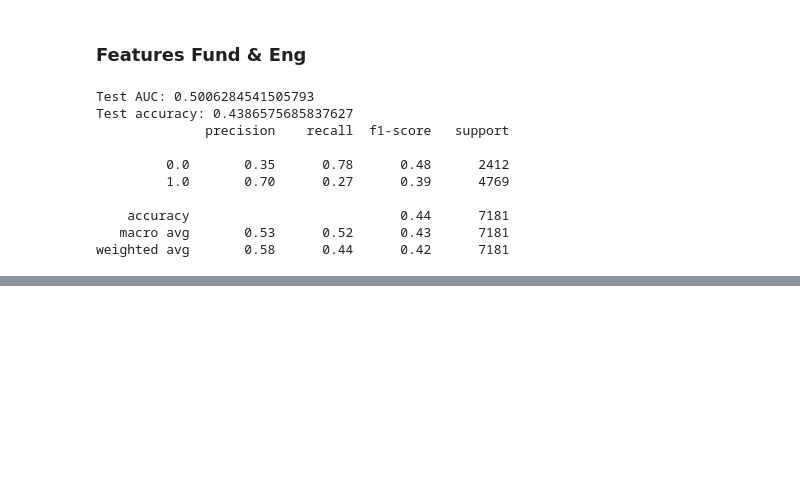
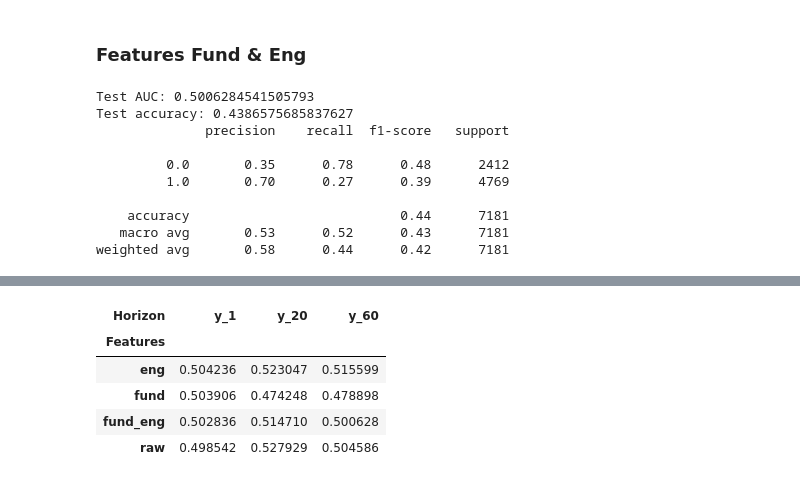
Before and after one commit to RipaltaOriol/ML-Stock-Predictor, a Jupyter notebook: logistic_regression.ipynb, the cells around one changed output, grey strips where cells are left out. Cells and saved outputs as stored; diff of their text form; code cells hidden in the pictures; blank space fills up the shorter version.

```diff
--- a/logistic_regression.ipynb
+++ b/logistic_regression.ipynb
@@ -385,0 +476,10 @@ weighted avg       0.58      0.44      0.42      7181
+# %%
+test_df = res_df.pivot(index = "Features", columns = "Horizon", values = "Test Accuracy")
+test_df
+# %% [output]
+| Horizon | y_1 | y_20 | y_60 |
+| Features |  |  |  |
+| eng | 0.504236 | 0.523047 | 0.515599 |
+| fund | 0.503906 | 0.474248 | 0.478898 |
+| fund_eng | 0.502836 | 0.514710 | 0.500628 |
+| raw | 0.498542 | 0.527929 | 0.504586 |
```
Also changed, not shown: parts of 6 cells of this notebook.
